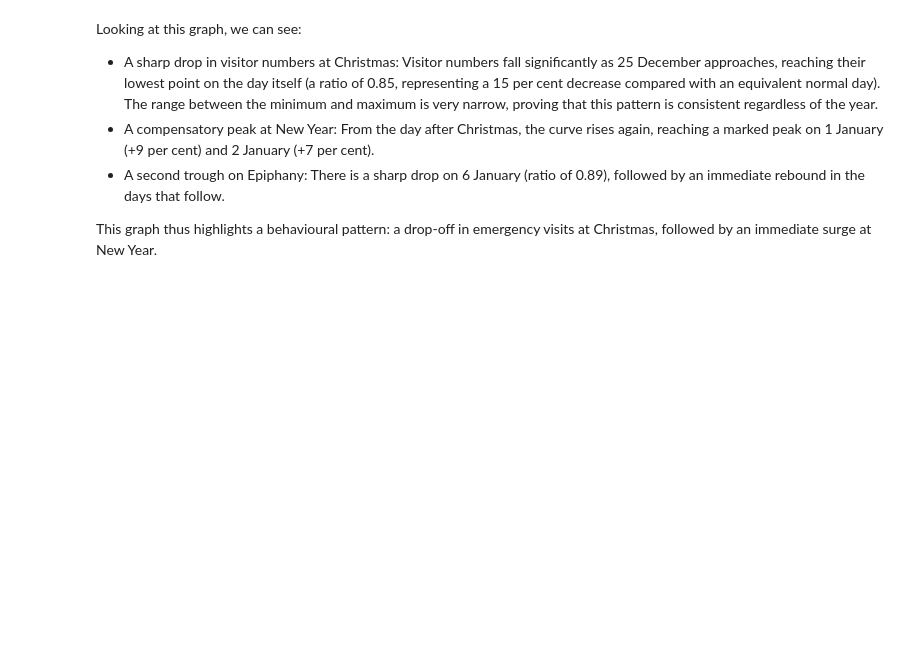
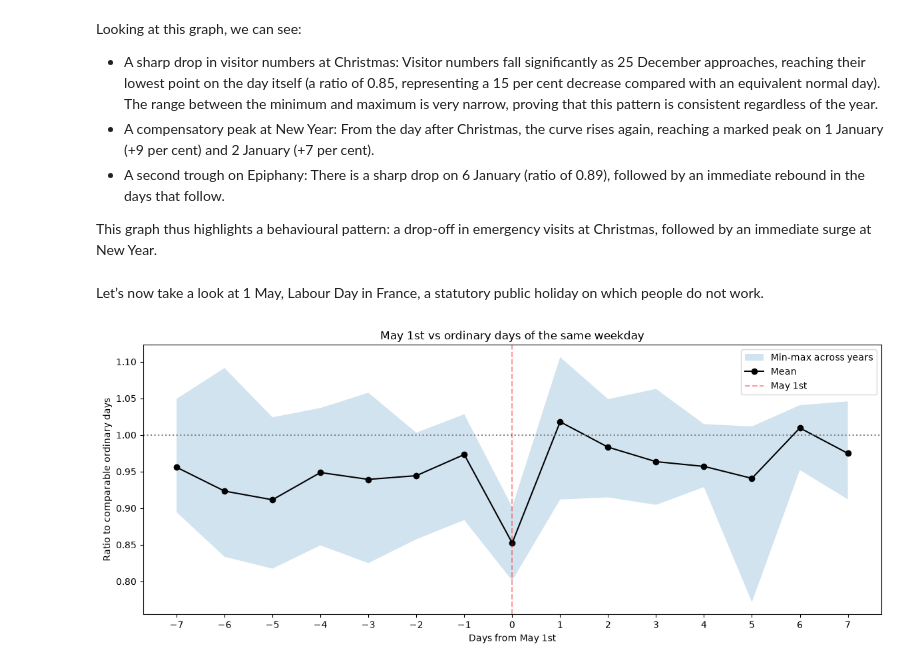
Before and after one commit to nailito/rhone-emergency-forecasting, a Jupyter notebook: analysis/02-exploratory-analysis.ipynb, the cells around one changed output. Cells and saved outputs as stored; diff of their text form; code cells hidden in the pictures; blank space fills up the shorter version.

```diff
--- a/analysis/02-exploratory-analysis.ipynb
+++ b/analysis/02-exploratory-analysis.ipynb
@@ -212,3 +212,63 @@ Looking at this graph, we can see:
 - A second trough on Epiphany: There is a sharp drop on 6 January (ratio of 0.89), followed by an immediate rebound in the days that follow.
 
 This graph thus highlights a behavioural pattern: a drop-off in emergency visits at Christmas, followed by an immediate surge at New Year.
+# %% [markdown]
+Let’s now take a look at 1 May, Labour Day in France, a statutory public holiday on which people do not work.
+# %%
+years = df.index.year.unique()
+fr_holidays = holidays.France(years=range(years.min() - 1, years.max() + 2))
+hol_dates = pd.DatetimeIndex(sorted(fr_holidays.keys()))
+day_after = hol_dates + pd.Timedelta(days=1)
+xmas_window = pd.DatetimeIndex([])
+for y in range(years.min() - 1, years.max() + 1):
+    xmas_window = xmas_window.union(pd.date_range(f"{y}-12-20", f"{y+1}-01-03"))
+idx = df.index
+special = idx.isin(hol_dates) | idx.isin(day_after) | idx.isin(xmas_window)
+lockdown = (idx >= "2020-03-17") & (idx <= "2020-05-11")
+ordinary = df["visits"].mask(special | lockdown)
+shifts = [-28, -21, -14, -7, 7, 14, 21, 28]
+neighbors = pd.concat([ordinary.shift(k) for k in shifts], axis=1)
+df["baseline"] = neighbors.mean(axis=1).where(neighbors.count(axis=1) >= 4)
+
+df["ratio_ordinary"] = df["visits"] / df["baseline"]
+
+
+name, month, day = "May 1st", 5, 1
+window = 7
+rows = []
+for year in years:
+    date = pd.Timestamp(year, month, day)
+    if date in df.index:
+        rows.append({
+            "year": year,
+            "weekday": date.day_name(),
+            "visits": df.loc[date, "visits"],
+            "baseline": round(df.loc[date, "baseline"], 1),
+            "ratio": round(df.loc[date, "ratio_ordinary"], 3),
+        })
+holiday_table = pd.DataFrame(rows).set_index("year")
+
+all_years = []
+for year in years:
+    center = pd.Timestamp(year, month, day)
+    if center - pd.Timedelta(days=window) < df.index.min() or center + pd.Timedelta(days=window) > df.index.max():
+        continue
+    s = df.loc[center - pd.Timedelta(days=window): center + pd.Timedelta(days=window), "ratio_ordinary"].copy()
+    s.index = (s.index - center).days
+    all_years.append(s.rename(year))
+h_df = pd.concat(all_years, axis=1)
+
+fig, ax = plt.subplots(figsize=(12, 5))
+ax.fill_between(h_df.index, h_df.min(axis=1), h_df.max(axis=1), alpha=0.2, label="Min-max across years")
+ax.plot(h_df.index, h_df.mean(axis=1), color="black", marker="o", label="Mean")
+ax.axhline(1, color="grey", linestyle=":")
+ax.axvline(0, color="red", linestyle="--", alpha=0.4, label=name)
+ax.set_xticks(h_df.index)
+ax.set_xlabel(f"Days from {name}")
+ax.set_ylabel("Ratio to comparable ordinary days")
+ax.set_title(f"{name} vs ordinary days of the same weekday")
+ax.legend()
+plt.tight_layout()
+plt.show()
+# %% [output]
+[figure, added]
```
Also changed, not shown: parts of 1 cell of this notebook.
